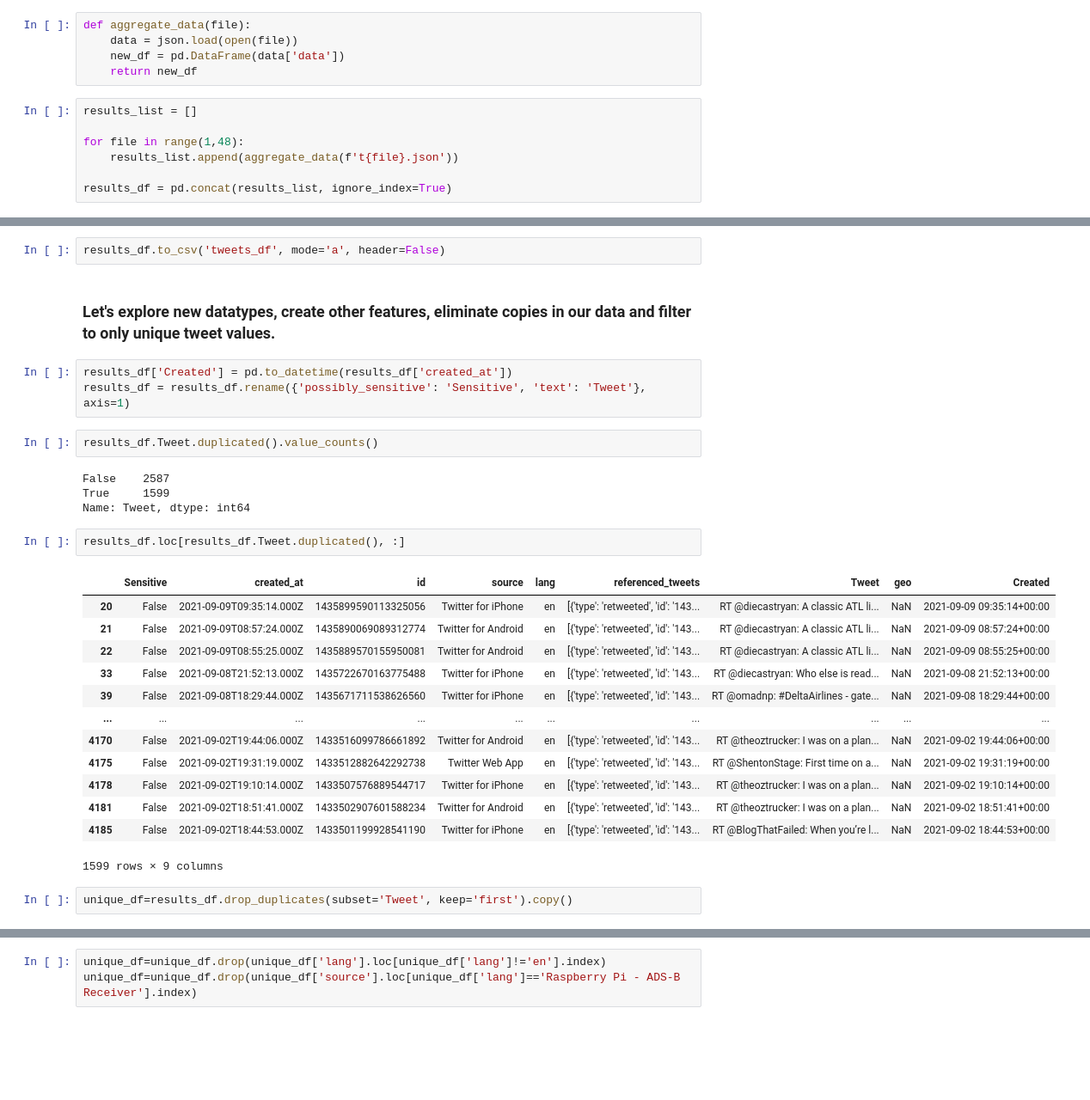
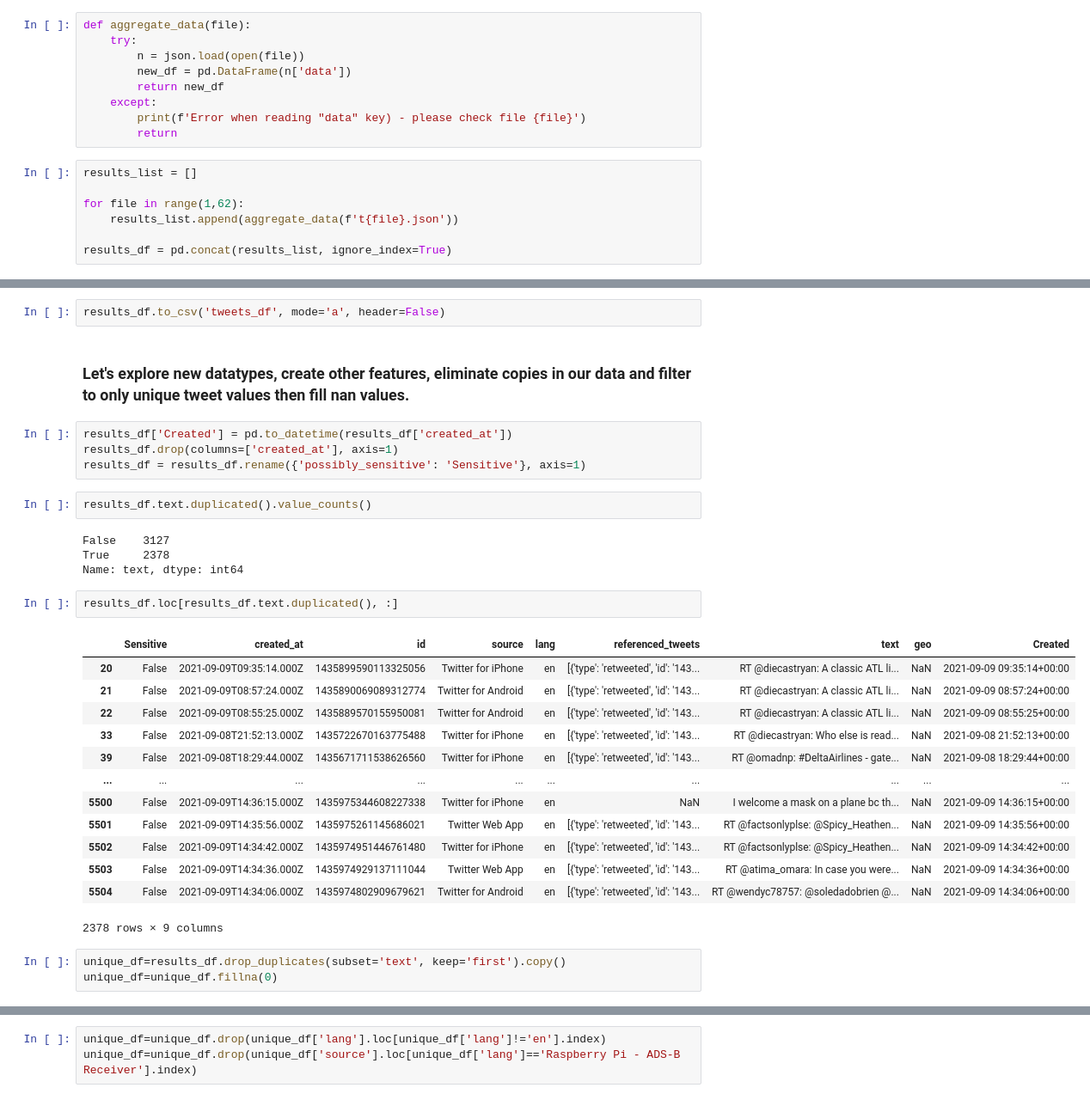
Before and after one commit to pleasecallmejax/Mask-Mandate-Sentiment-Analysis-Using-NLP, a Jupyter notebook: NLP EDA and Modeling.ipynb, the cells around one changed output, grey strips where cells are left out. Shown at 86% size. Saved outputs shown, nothing was run; the diff lists cells and outputs as text; blank space fills up the shorter version.

```diff
--- a/NLP EDA and Modeling.ipynb
+++ b/NLP EDA and Modeling.ipynb
@@ -74,12 +74,16 @@ def tweet_call(token):
 # %%
 def aggregate_data(file):
-    data = json.load(open(file))
-    new_df = pd.DataFrame(data['data'])
-    return new_df
+    try:
+        n = json.load(open(file))
+        new_df = pd.DataFrame(n['data'])
+        return new_df
+    except:
+        print(f'Error when reading "data" key) - please check file {file}')
+        return
 # %%
 results_list = []
 
-for file in range(1,48):
+for file in range(1,62):
     results_list.append(aggregate_data(f't{file}.json'))
 
 results_df = pd.concat(results_list, ignore_index=True)
@@ -92,31 +96,33 @@ def cleaner(csv_filepath):
 # %%
 results_df.to_csv('tweets_df', mode='a', header=False)
 # %% [markdown]
-### Let's explore new datatypes, create other features, eliminate copies in our data and filter to only unique tweet values.
+### Let's explore new datatypes, create other features, eliminate copies in our data and filter to only unique tweet values then fill nan values.
 # %%
 results_df['Created'] = pd.to_datetime(results_df['created_at'])
-results_df = results_df.rename({'possibly_sensitive': 'Sensitive', 'text': 'Tweet'}, axis=1)
+results_df.drop(columns=['created_at'], axis=1)
+results_df = results_df.rename({'possibly_sensitive': 'Sensitive'}, axis=1)
 # %%
-results_df.Tweet.duplicated().value_counts()
+results_df.text.duplicated().value_counts()
 # %% [output]
-False    2587
-True     1599
-Name: Tweet, dtype: int64
+False    3127
+True     2378
+Name: text, dtype: int64
 # %%
-results_df.loc[results_df.Tweet.duplicated(), :]
+results_df.loc[results_df.text.duplicated(), :]
 # %% [output]
-|  | Sensitive | created_at | id | source | lang | referenced_tweets | Tweet | geo | Created |
+|  | Sensitive | created_at | id | source | lang | referenced_tweets | text | geo | Created |
 | 20 | False | 2021-09-09T09:35:14.000Z | 1435899590113325056 | Twitter for iPhone | en | [{'type': 'retweeted', 'id': '143... | RT @diecastryan: A classic ATL li... | NaN | 2021-09-09 09:35:14+00:00 |
 | 21 | False | 2021-09-09T08:57:24.000Z | 1435890069089312774 | Twitter for Android | en | [{'type': 'retweeted', 'id': '143... | RT @diecastryan: A classic ATL li... | NaN | 2021-09-09 08:57:24+00:00 |
 | 22 | False | 2021-09-09T08:55:25.000Z | 1435889570155950081 | Twitter for Android | en | [{'type': 'retweeted', 'id': '143... | RT @diecastryan: A classic ATL li... | NaN | 2021-09-09 08:55:25+00:00 |
 | 33 | False | 2021-09-08T21:52:13.000Z | 1435722670163775488 | Twitter for iPhone | en | [{'type': 'retweeted', 'id': '143... | RT @diecastryan: Who else is read... | NaN | 2021-09-08 21:52:13+00:00 |
 | 39 | False | 2021-09-08T18:29:44.000Z | 1435671711538626560 | Twitter for iPhone | en | [{'type': 'retweeted', 'id': '143... | RT @omadnp: #DeltaAirlines - gate... | NaN | 2021-09-08 18:29:44+00:00 |
 | ... | ... | ... | ... | ... | ... | ... | ... | ... | ... |
-| 4170 | False | 2021-09-02T19:44:06.000Z | 1433516099786661892 | Twitter for Android | en | [{'type': 'retweeted', 'id': '143... | RT @theoztrucker: I was on a plan... | NaN | 2021-09-02 19:44:06+00:00 |
-| 4175 | False | 2021-09-02T19:31:19.000Z | 1433512882642292738 | Twitter Web App | en | [{'type': 'retweeted', 'id': '143... | RT @ShentonStage: First time on a... | NaN | 2021-09-02 19:31:19+00:00 |
-| 4178 | False | 2021-09-02T19:10:14.000Z | 1433507576889544717 | Twitter for iPhone | en | [{'type': 'retweeted', 'id': '143... | RT @theoztrucker: I was on a plan... | NaN | 2021-09-02 19:10:14+00:00 |
-| 4181 | False | 2021-09-02T18:51:41.000Z | 1433502907601588234 | Twitter for Android | en | [{'type': 'retweeted', 'id': '143... | RT @theoztrucker: I was on a plan... | NaN | 2021-09-02 18:51:41+00:00 |
-| 4185 | False | 2021-09-02T18:44:53.000Z | 1433501199928541190 | Twitter for iPhone | en | [{'type': 'retweeted', 'id': '143... | RT @BlogThatFailed: When you’re l... | NaN | 2021-09-02 18:44:53+00:00 |
+| 5500 | False | 2021-09-09T14:36:15.000Z | 1435975344608227338 | Twitter for iPhone | en | NaN | I welcome a mask on a plane bc th... | NaN | 2021-09-09 14:36:15+00:00 |
+| 5501 | False | 2021-09-09T14:35:56.000Z | 1435975261145686021 | Twitter Web App | en | [{'type': 'retweeted', 'id': '143... | RT @factsonlyplse: @Spicy_Heathen... | NaN | 2021-09-09 14:35:56+00:00 |
+| 5502 | False | 2021-09-09T14:34:42.000Z | 1435974951446761480 | Twitter for iPhone | en | [{'type': 'retweeted', 'id': '143... | RT @factsonlyplse: @Spicy_Heathen... | NaN | 2021-09-09 14:34:42+00:00 |
+| 5503 | False | 2021-09-09T14:34:36.000Z | 1435974929137111044 | Twitter Web App | en | [{'type': 'retweeted', 'id': '143... | RT @atima_omara: In case you were... | NaN | 2021-09-09 14:34:36+00:00 |
+| 5504 | False | 2021-09-09T14:34:06.000Z | 1435974802909679621 | Twitter for Android | en | [{'type': 'retweeted', 'id': '143... | RT @wendyc78757: @soledadobrien @... | NaN | 2021-09-09 14:34:06+00:00 |
-1599 rows × 9 columns
+2378 rows × 9 columns
 # %%
-unique_df=results_df.drop_duplicates(subset='Tweet', keep='first').copy()
+unique_df=results_df.drop_duplicates(subset='text', keep='first').copy()
+unique_df=unique_df.fillna(0)
```
Also changed, not shown: parts of 16 cells of this notebook, 17 other files.
